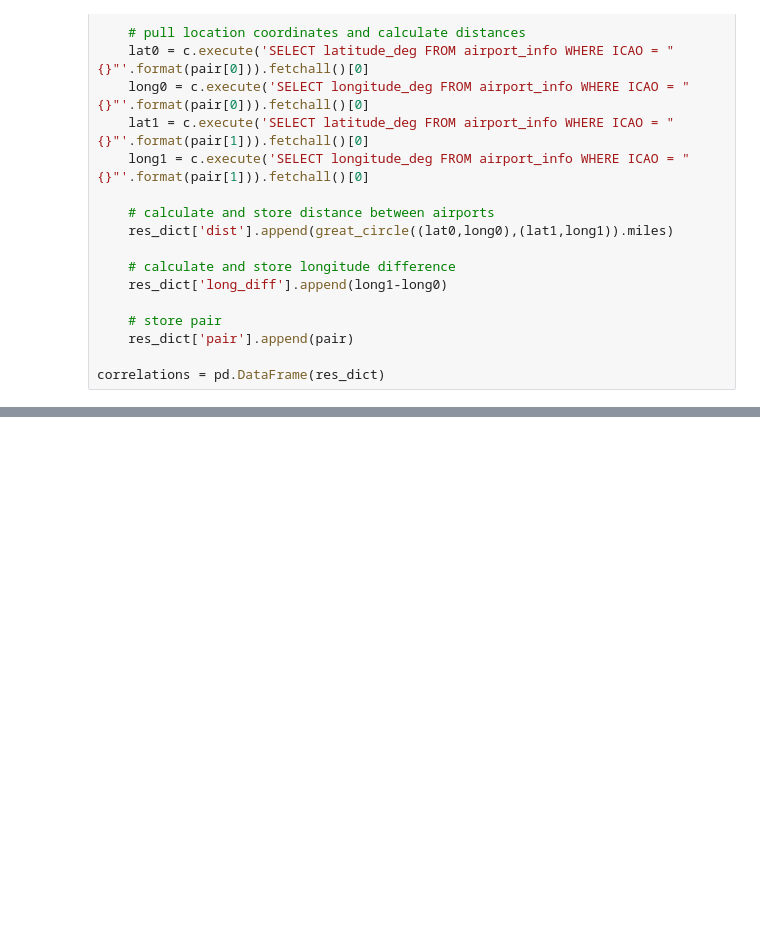
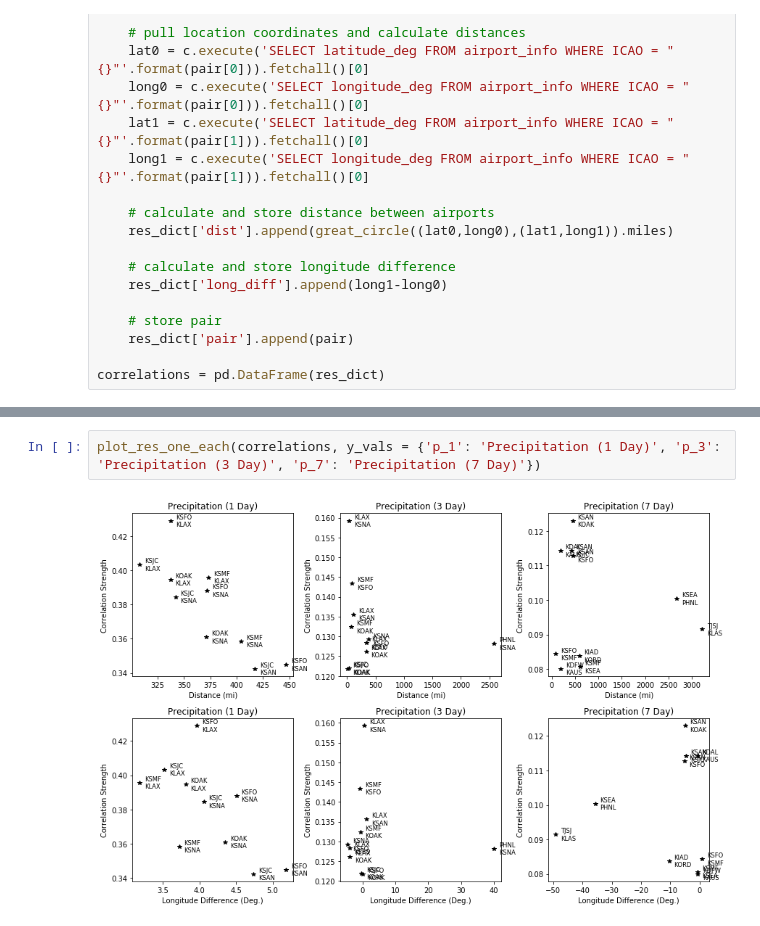
Before and after one commit to benstahl92/python-ay250-homeworks, a Jupyter notebook: hw_5/hw_5.ipynb, the cells around one changed output, grey strips where cells are left out. Cells and saved outputs as stored; diff of their text form; blank space fills up the shorter version.

```diff
--- a/hw_5/hw_5.ipynb
+++ b/hw_5/hw_5.ipynb
@@ -369,0 +388,4 @@ plt.plot(tmp_df['dist'], tmp_df['hT_1'], '.')
+# %%
+plot_res_one_each(correlations, y_vals = {'p_1': 'Precipitation (1 Day)', 'p_3': 'Precipitation (3 Day)', 'p_7': 'Precipitation (7 Day)'})
+# %% [output]
+[figure, added]
```
Also changed, not shown: parts of 14 cells of this notebook.
